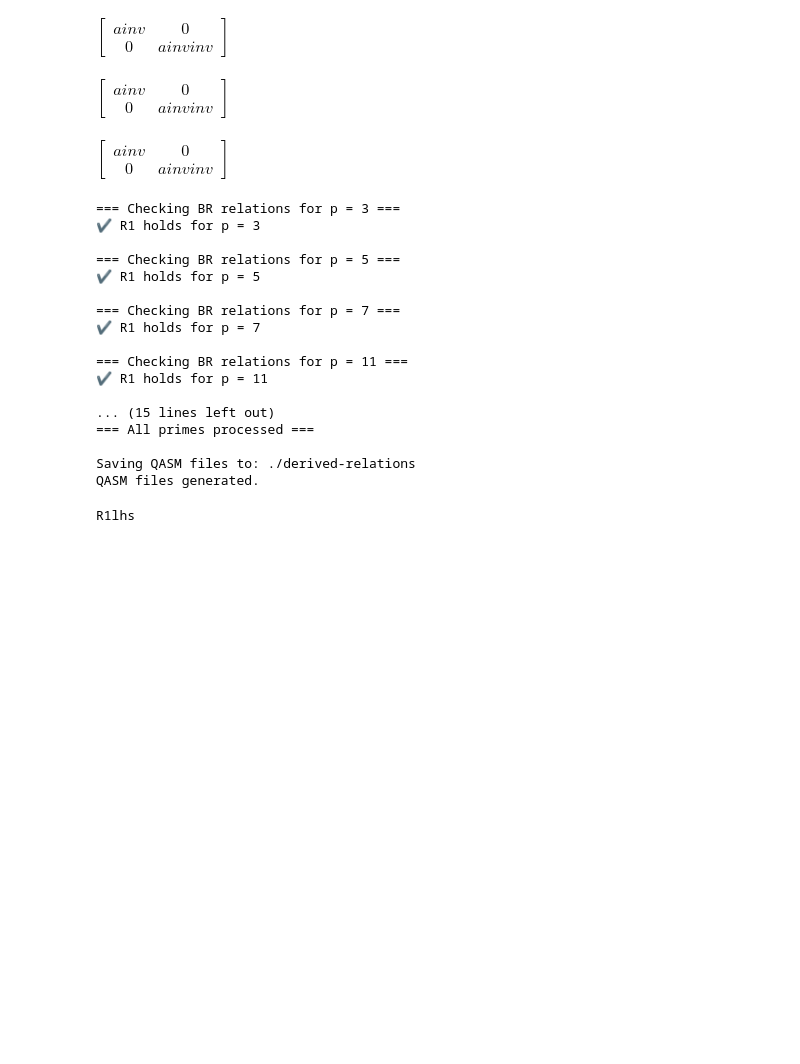
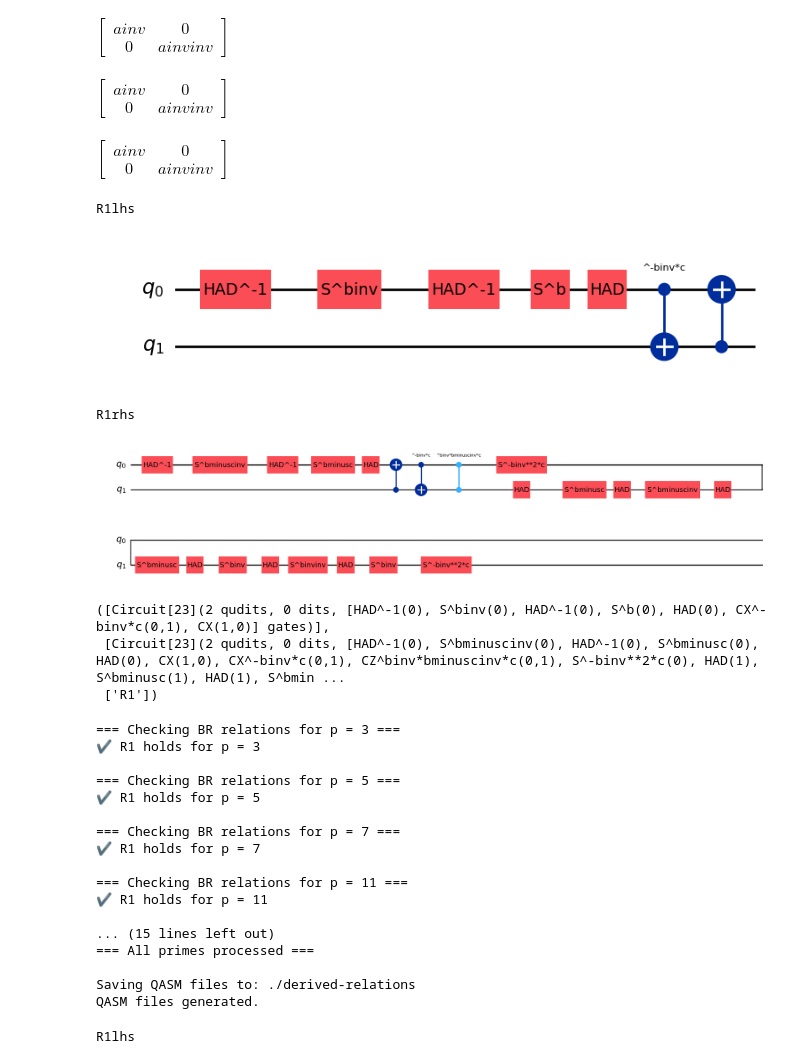
Before and after one commit to SarahMMMLi/QuditClifford, a Jupyter notebook: notebooks/DerivedRelations-Soundness.ipynb, the cells around one changed output. Drawn from its saved outputs; the diff is of its cells as text; code cells hidden in the pictures; blank space fills up the shorter version.

Commit message:
Added confirmed derived relations

```diff
--- a/notebooks/DerivedRelations-Soundness.ipynb
+++ b/notebooks/DerivedRelations-Soundness.ipynb
@@ -57,7 +57,7 @@ def symbolic_inverse(x):
     return x**(-1)
 # %%
 # # --- Define symbolic parameters ---
-a, b, c, d, ab, binv, binvinv, ainv, ainvinv, g, aminus1, ginv, t, tinv, ac = symbols("a b c d ab binv binvinv ainv ainvinv g aminus1 ginv t tinv ac")
+a, b, c, d, ab, binv, binvinv, ainv, ainvinv, g, aminus1, ginv, t, tinv, ac, bminusc = symbols("a b c d ab binv binvinv ainv ainvinv g aminus1 ginv t tinv ac bminusc")
 
 params = [
     (a, ainv),
@@ -70,11 +70,12 @@ params = [
     (g, ginv),
     (aminus1, symbolic_inverse(aminus1)),
     (t, tinv),
-    (ac, symbolic_inverse(ac))
+    (ac, symbolic_inverse(ac)),
+    (bminusc, symbolic_inverse(bminusc))
 ]
 
-extra_relations = [ab - a * b, binvinv - b, ainvinv - a, aminus1 - (a - 1), ac - a * c]
-extra_gens = [ab, binv, binvinv, ainv, ainvinv, aminus1, ac]
+extra_relations = [ab - a * b, binvinv - b, ainvinv - a, aminus1 - (a - 1), ac - a * c, bminusc - (b - c)]
+extra_gens = [ab, binv, binvinv, ainv, ainvinv, aminus1, ac, bminusc]
 # %%
 """Modules with tools for representing qudit Clifford matrices as symplectic matrices.
 We are ignoring phases everywhere, and so everything is 'up to Paulis'.
@@ -546,6 +547,11 @@ def generate_int_relations(p):
         relation_names — ["R1", "R2", ...]
     """
 
+    # --- Precompute A-boxes and multipliers used in the derived relations ---
+    A0b = instantiate_A_box(0, b, 0, 2, p)
+    A0_bminusc = instantiate_A_box(0, bminusc, 0, 2, p)
+    M_bminusc = instantiate_multiplier(bminusc, 1, 2, p)
+    M_binv = instantiate_multiplier(binv, 1, 2, p)
 
     # R1
     R1lhs = dizx.Circuit(qudit_amount=3, dim=p)
@@ -572,6 +578,20 @@ def generate_int_relations(p):
     # print("R1rhs")
     # display(R1rhs.draw())
 
+    # R1
+    R1lhs = dizx.Circuit(qudit_amount=2, dim=p)
+    R1rhs = dizx.Circuit(qudit_amount=2, dim=p)
+    R1lhs += A0b + CX(0,1) ** (-c * binv) + CX(1,0)
+    R1rhs += A0_bminusc + CX(1,0) + CX(0,1) ** (-c * binv) + (
+        CZ(0,1) ** (c * binv * symbolic_inverse(bminusc))
+        + S(0) ** (-c * binv * binv)
+        + M_bminusc + M_binv + S(1) ** (-c * symbolic_inverse(b) * symbolic_inverse(b))
+    )
+    # print("R1lhs")
+    # display(R1lhs.draw())
+    # print("R1rhs")
+    # display(R1rhs.draw())
+
 
 
     # Put all circuits in order
@@ -581,6 +601,16 @@ def generate_int_relations(p):
     relation_names = ["R1"]
 
     return lhs_list, rhs_list, relation_names
+# %%
+generate_int_relations(23)
+# %% [output]
+R1lhs
+[figure, added]
+R1rhs
+[figure, added]
+([Circuit[23](2 qudits, 0 dits, [HAD^-1(0), S^binv(0), HAD^-1(0), S^b(0), HAD(0), CX^-binv*c(0,1), CX(1,0)] gates)],
+ [Circuit[23](2 qudits, 0 dits, [HAD^-1(0), S^bminuscinv(0), HAD^-1(0), S^bminusc(0), HAD(0), CX(1,0), CX^-binv*c(0,1), CZ^binv*bminuscinv*c(0,1), S^-binv**2*c(0), HAD(1), S^bminusc(1), HAD(1), S^bmin ...
+ ['R1'])
 # %%
 primes = [3, 5, 7, 11, 13, 19, 23, 31, 37]
 save_to_path = "./derived-relations"
```
Also changed, not shown: parts of 6 cells of this notebook, 19 other files.
